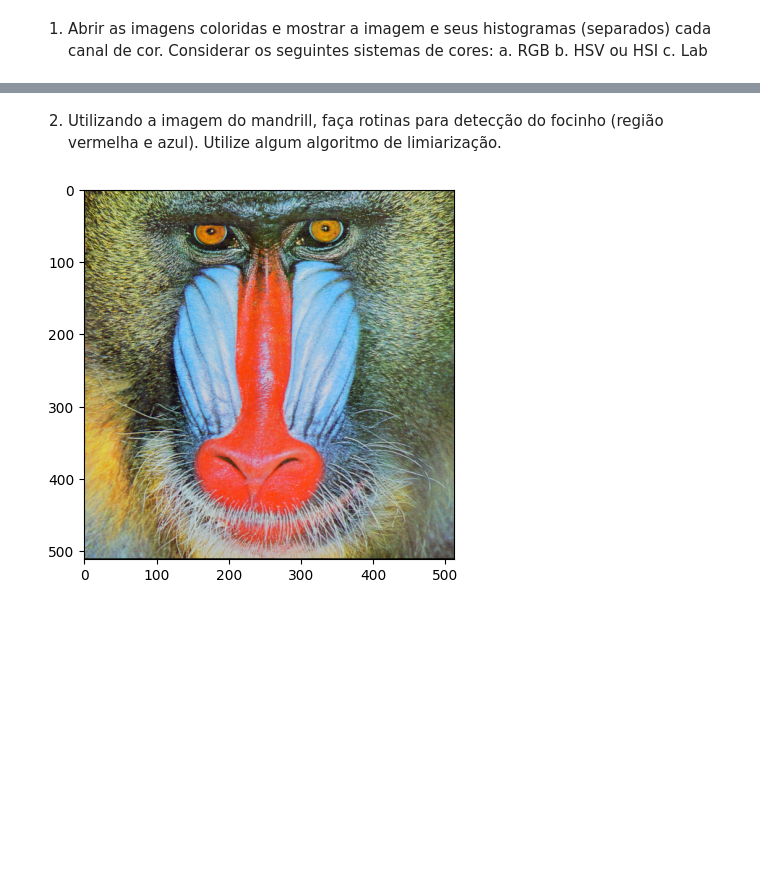
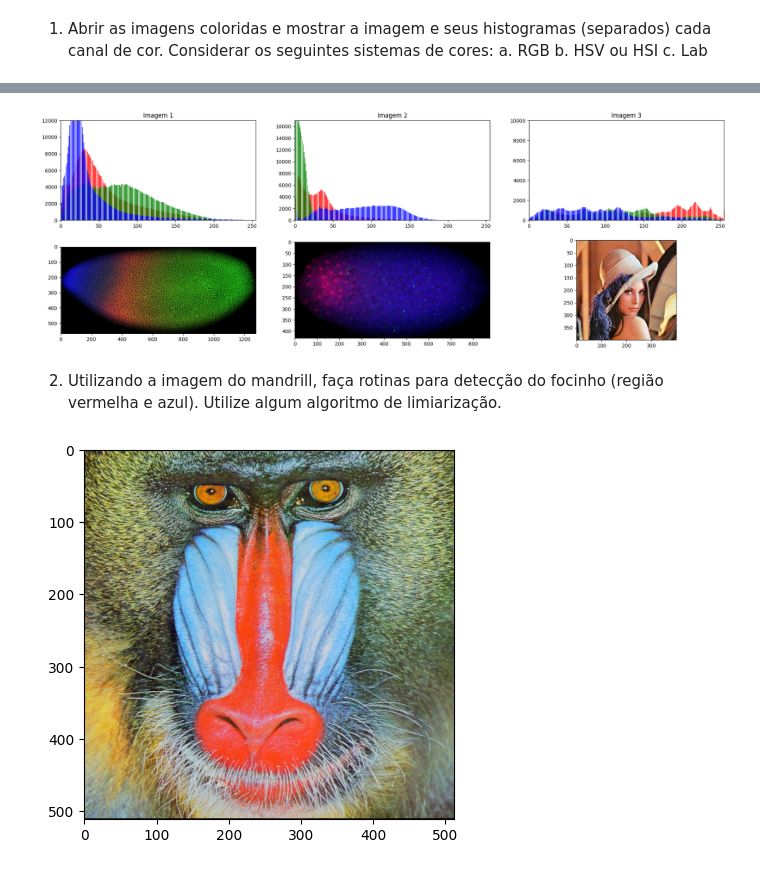
Before and after one commit to lazarojoabe/Processamento-Digital-De-Imagens, a Jupyter notebook: Lab09 - Color/lab09.ipynb, the cells around one changed output, grey strips where cells are left out. Drawn from its saved outputs; the diff is of its cells as text; code cells hidden in the pictures; blank space fills up the shorter version.

Commit message:
Histogramas de cada canal de cor calculados

```diff
--- a/Lab09 - Color/lab09.ipynb
+++ b/Lab09 - Color/lab09.ipynb
@@ -29,3 +11,86 @@ plt.imshow(img3RGB);
+# %%
+def calcHist(img):
+    histograma_verm = np.zeros(256)
+    histograma_verde = np.zeros(256)
+    histograma_azul = np.zeros(256)
+
+    # Obter as dimensões da imagem
+    altura, largura, _ = img.shape
+    for i in range(altura):
+        for j in range(largura):
+            pixel_value = img[i, j]
+            histograma_verm[pixel_value[0]] += 1
+            histograma_verde[pixel_value[1]] += 1
+            histograma_azul[pixel_value[2]] += 1
+    return histograma_verm, histograma_verde, histograma_azul
+
+img1 = cv2.imread("image.jpg", cv2.IMREAD_COLOR)
+img1RGB = cv2.cvtColor(img1, cv2.COLOR_BGR2RGB)
+
+img2 = cv2.imread("image2.jpg", cv2.IMREAD_COLOR)
+img2RGB = cv2.cvtColor(img2, cv2.COLOR_BGR2RGB)
+
+img3 = cv2.imread("Lenna.jpg", cv2.IMREAD_COLOR)
+img3RGB = cv2.cvtColor(img3, cv2.COLOR_BGR2RGB)
+'''
+plt.subplot(3,4,1)
+plt.imshow(img1RGB);
+plt.subplot(3,4,4*1+1)
+plt.imshow(img2RGB);
+plt.subplot(3,4,4*2+1)
+plt.imshow(img3RGB);
+'''
+hist1 = calcHist(img1RGB)
+hist2 = calcHist(img2RGB)
+hist3 = calcHist(img3RGB)
+
+fig = plt.figure( figsize=(24, 8))
+
+plt.subplot(2, 3, 1).set_title("Imagem 1")
+plt.bar(range(256), hist1[0], alpha=0.75, color='r', label='Histograma-Vermelho')
+plt.axis( [0, 255, 0, 12000] )
+
+
+plt.bar(range(256), hist1[1], alpha=0.75, color='g', label='Histograma-Verde')
+plt.axis( [0, 255, 0, 12000] )
+
+plt.bar(range(256), hist1[2], alpha=0.75, color='b', label='Histograma-Azul');
+plt.axis( [0, 255, 0, 12000] )
+
+plt.subplot(2, 3, 2).set_title("Imagem 2")
+
+plt.bar(range(256), hist2[0], alpha=0.75, color='r', label='Histograma-Vermelho')
+plt.axis( [0, 255, 0, 17000] )
+
+plt.bar(range(256), hist2[1], alpha=0.75, color='g', label='Histograma-Verde')
+plt.axis( [0, 255, 0, 17000] )
+
+plt.bar(range(256), hist2[2], alpha=0.75, color='b', label='Histograma-Azul');
+plt.axis( [0, 255, 0, 17000] )
+
+plt.subplot(2, 3, 3).set_title("Imagem 3")
+
+plt.bar(range(256), hist3[0], alpha=0.75, color='r', label='Histograma-Vermelho')
+plt.axis( [0, 255, 0, 10000] )
+
+plt.bar(range(256), hist3[1], alpha=0.75, color='g', label='Histograma-Verde')
+plt.axis( [0, 255, 0, 10000] )
+
+plt.bar(range(256), hist3[2], alpha=0.75, color='b', label='Histograma-Azul');
+plt.axis( [0, 255, 0, 10000] )
+
+plt.subplot(2, 3, 4)
+plt.imshow(img1RGB)
+
+plt.subplot(2, 3, 5)
+plt.imshow(img2RGB)
+
+plt.subplot(2, 3, 6)
+plt.imshow(img3RGB)
+
+plt.show()
+# %% [output]
+[figure, added]
 # %% [markdown]
 2)	Utilizando a imagem do mandrill, faça rotinas para detecção do focinho (região vermelha e azul). Utilize algum algoritmo de limiarização.
 # %%
```
Also changed, not shown: parts of 1 cell of this notebook.
